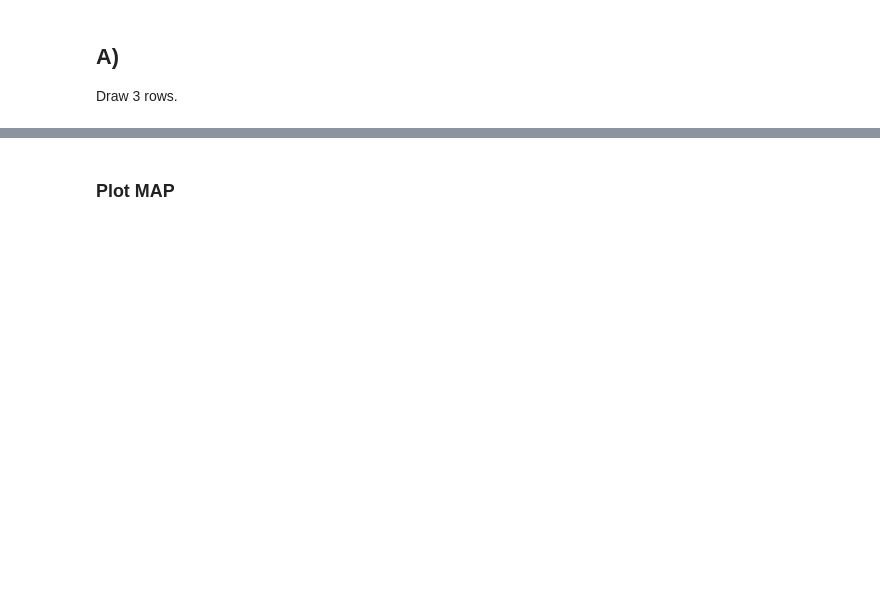
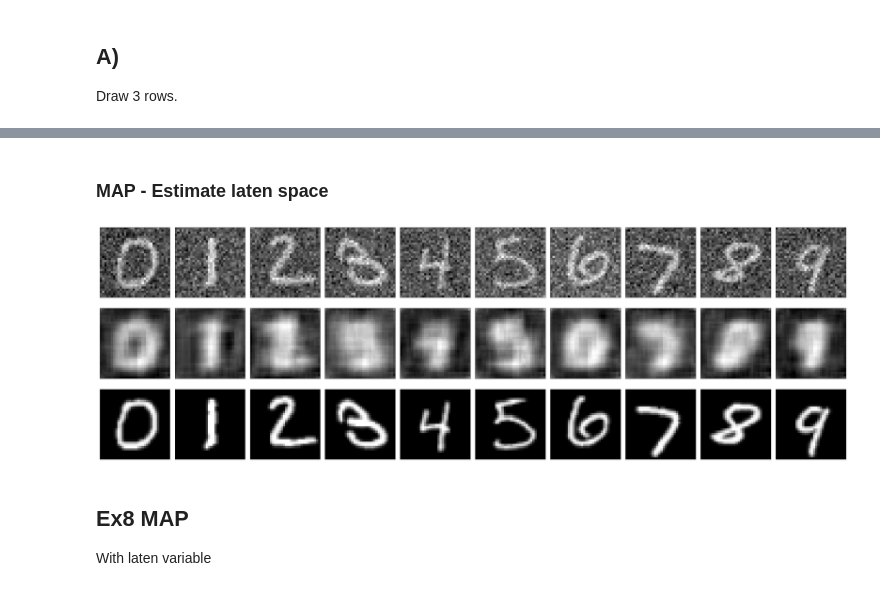
Before and after one commit to Lynch1206/5LSL0_HW, a Jupyter notebook: Assignment3/Code - for students/Ex8.ipynb, the cells around one changed output, grey strips where cells are left out. Drawn from its saved outputs; the diff is of its cells as text; code cells hidden in the pictures; blank space fills up the shorter version.

```diff
--- a/Assignment3/Code - for students/Ex8.ipynb
+++ b/Assignment3/Code - for students/Ex8.ipynb
@@ -220,2 +404,2 @@ optimizer_map = torch.optim.Adam([estimated_latent],lr = learning_rate)
 # %% [markdown]
-### Plot MAP
+### MAP - Estimate laten space
@@ -221,0 +438,27 @@ optimizer_map = torch.optim.Adam([estimated_latent],lr = learning_rate)
+# %%
+with torch.no_grad():
+    _,outputs_noisy = model_VAE.decoder(estimated_latent)
+
+plt.figure(figsize=(30,10))
+for i in range(10):
+    plt.subplot(3,10,i+1)
+    plt.imshow(x_noisy_example[i,0,:,:],cmap='gray')
+    plt.xticks([])
+    plt.yticks([])
+
+    plt.subplot(3,10,i+11)
+    plt.imshow(outputs_noisy[i,0,:,:],cmap='gray')
+    plt.xticks([])
+    plt.yticks([])
+
+    plt.subplot(3,10,i+21)
+    plt.imshow(x_clean_example[i,0,:,:],cmap='gray')
+    plt.xticks([])
+    plt.yticks([])
+
+plt.tight_layout()
+# fig_path = os.path.join(os.path.abspath("."),"figure")
+plt.savefig(os.path.join(local_one,"exercise_new_VAE_8_MAP.png"),dpi=80,bbox_inches='tight')
+plt.show()
+# %% [output]
+[figure, added]
@@ -221,0 +551,3 @@ optimizer_map = torch.optim.Adam([estimated_latent],lr = learning_rate)
+# %% [markdown]
+## Ex8 MAP
+With laten variable
```
Also changed, not shown: parts of 31 cells of this notebook.
